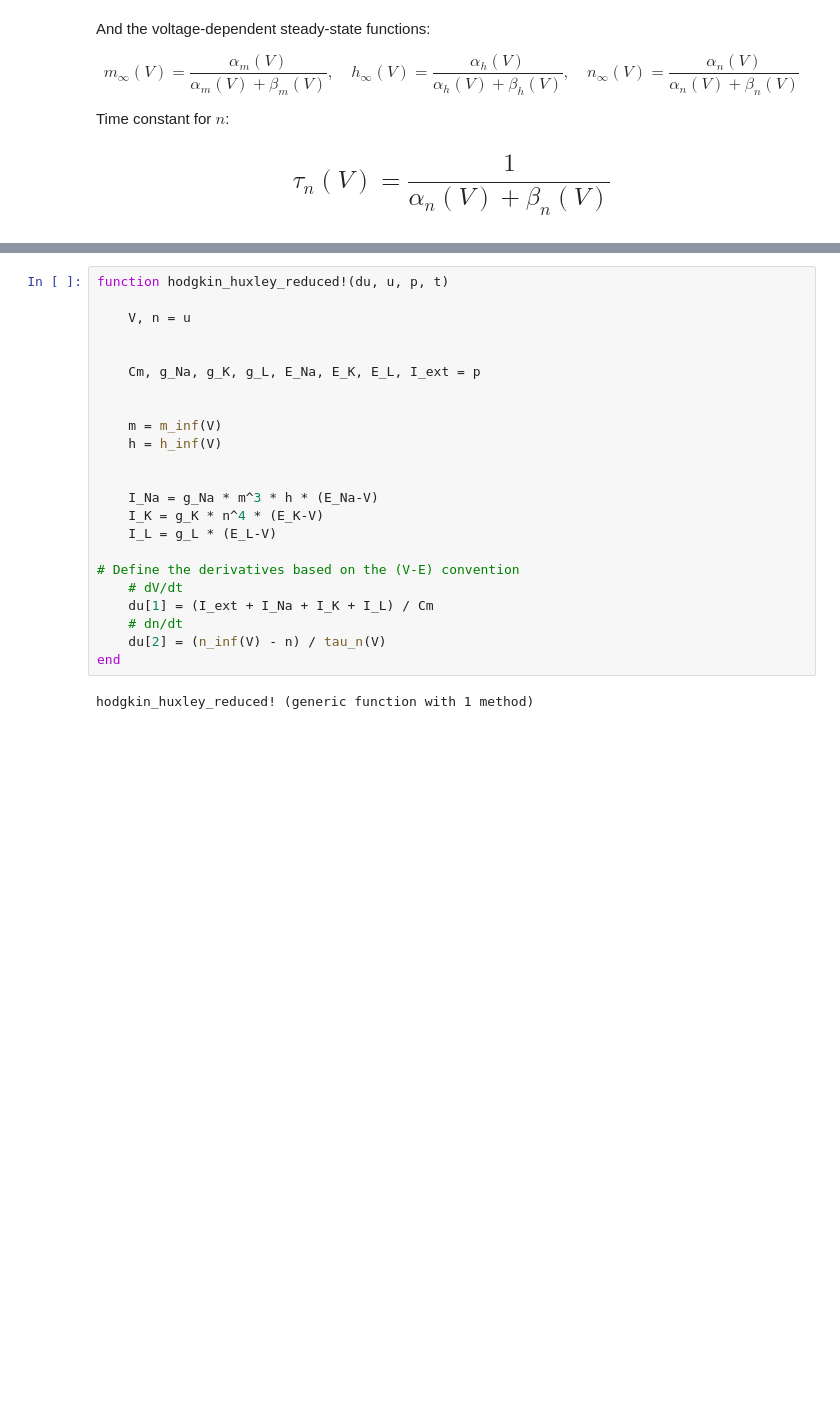
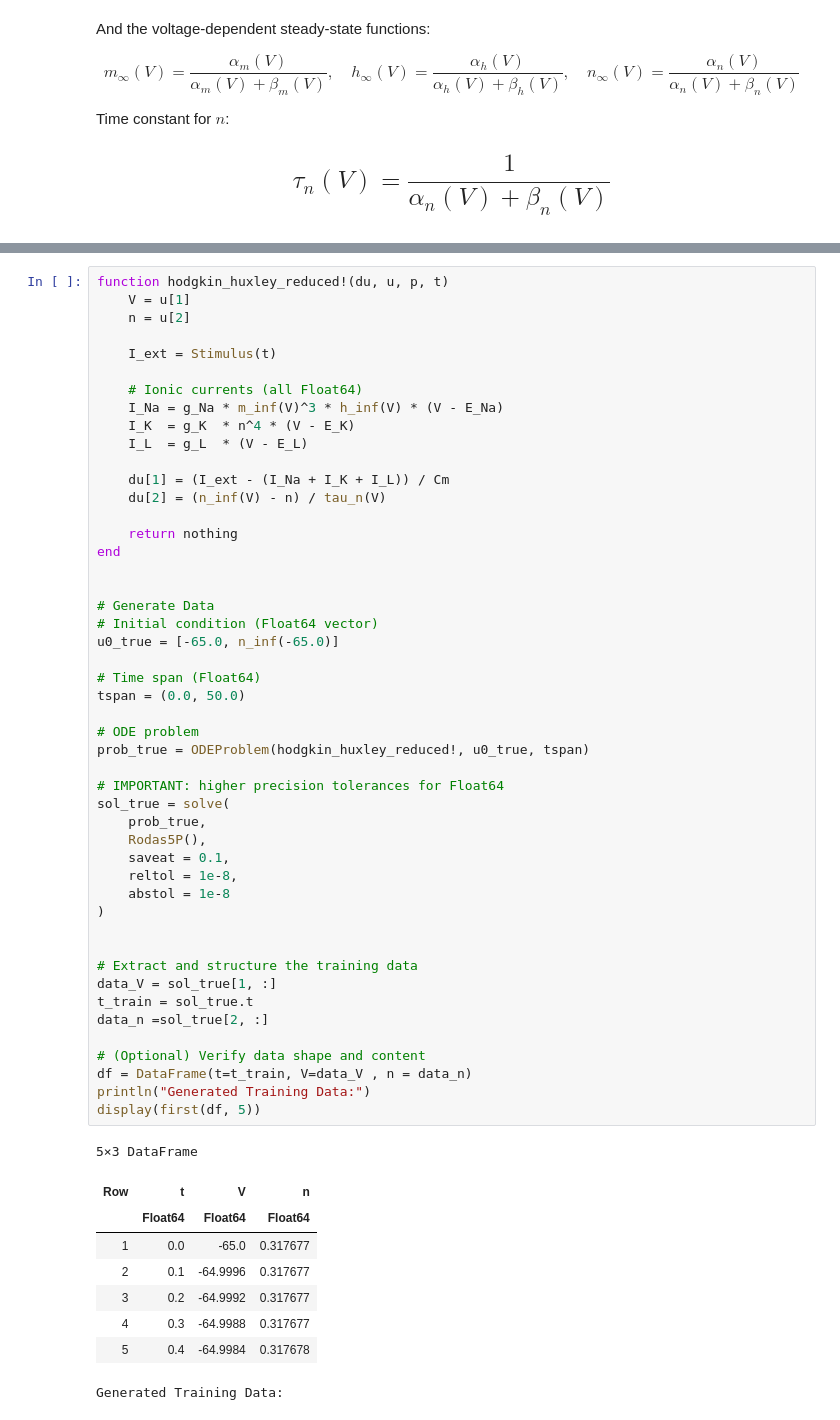
Before and after one commit to Nirbhay0007/Neural_Spiking_Dynamics, a Jupyter notebook: Phase2_Simulator_Build.ipynb, the cells around one changed output, grey strips where cells are left out. Drawn from its saved outputs; the diff is of its cells as text; blank space fills up the shorter version.

```diff
--- a/Phase2_Simulator_Build.ipynb
+++ b/Phase2_Simulator_Build.ipynb
@@ -354,25 +361,58 @@ p = [Cm, g_Na, g_K, g_L, E_Na, E_K, E_L, I_ext]
 # %%
 function hodgkin_huxley_reduced!(du, u, p, t)
+    V = u[1]
+    n = u[2]
 
-    V, n = u
+    I_ext = Stimulus(t)
+
+    # Ionic currents (all Float64)
+    I_Na = g_Na * m_inf(V)^3 * h_inf(V) * (V - E_Na)
+    I_K  = g_K  * n^4 * (V - E_K)
+    I_L  = g_L  * (V - E_L)
+
+    du[1] = (I_ext - (I_Na + I_K + I_L)) / Cm
+    du[2] = (n_inf(V) - n) / tau_n(V)
+
+    return nothing
+end
 
 
-    Cm, g_Na, g_K, g_L, E_Na, E_K, E_L, I_ext = p
+# Generate Data
+# Initial condition (Float64 vector)
+u0_true = [-65.0, n_inf(-65.0)]
+
+# Time span (Float64)
+tspan = (0.0, 50.0)
+
+# ODE problem
+prob_true = ODEProblem(hodgkin_huxley_reduced!, u0_true, tspan)
+
+# IMPORTANT: higher precision tolerances for Float64
+sol_true = solve(
+    prob_true,
+    Rodas5P(),
+    saveat = 0.1,
+    reltol = 1e-8,
+    abstol = 1e-8
+)
 
 
-    m = m_inf(V)
-    h = h_inf(V)
+# Extract and structure the training data
+data_V = sol_true[1, :]
+t_train = sol_true.t
+data_n =sol_true[2, :]
 
-
-    I_Na = g_Na * m^3 * h * (E_Na-V)
-    I_K = g_K * n^4 * (E_K-V)
-    I_L = g_L * (E_L-V)
-
-# Define the derivatives based on the (V-E) convention
-    # dV/dt
-    du[1] = (I_ext + I_Na + I_K + I_L) / Cm
-    # dn/dt
-    du[2] = (n_inf(V) - n) / tau_n(V)
-end
+# (Optional) Verify data shape and content
+df = DataFrame(t=t_train, V=data_V , n = data_n)
+println("Generated Training Data:")
+display(first(df, 5))
 # %% [output]
-hodgkin_huxley_reduced! (generic function with 1 method)
+5×3 DataFrame
+| Row | t | V | n |
+|  | Float64 | Float64 | Float64 |
+| 1 | 0.0 | -65.0 | 0.317677 |
+| 2 | 0.1 | -64.9996 | 0.317677 |
+| 3 | 0.2 | -64.9992 | 0.317677 |
+| 4 | 0.3 | -64.9988 | 0.317677 |
+| 5 | 0.4 | -64.9984 | 0.317678 |
+Generated Training Data:
```
Also changed, not shown: parts of 16 cells of this notebook, 5 other files.
